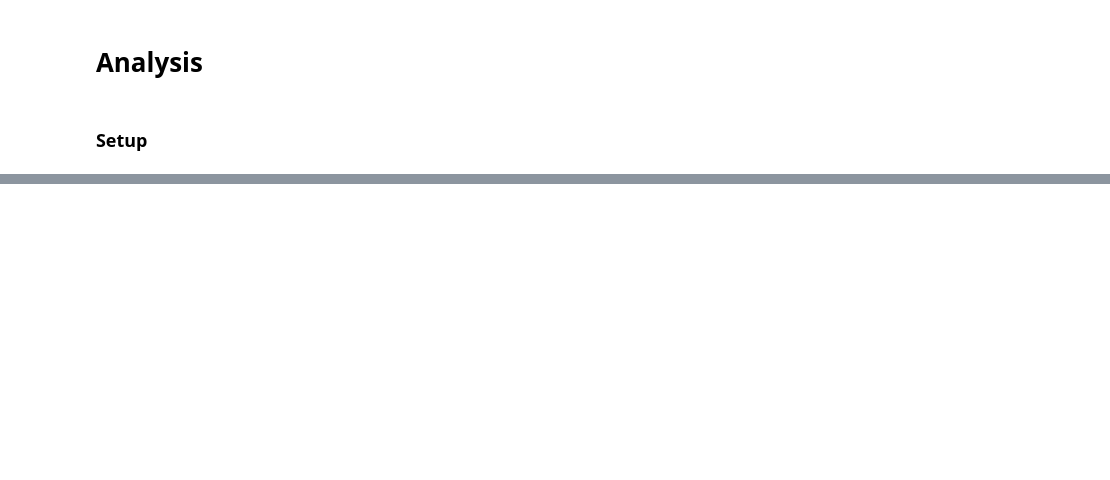
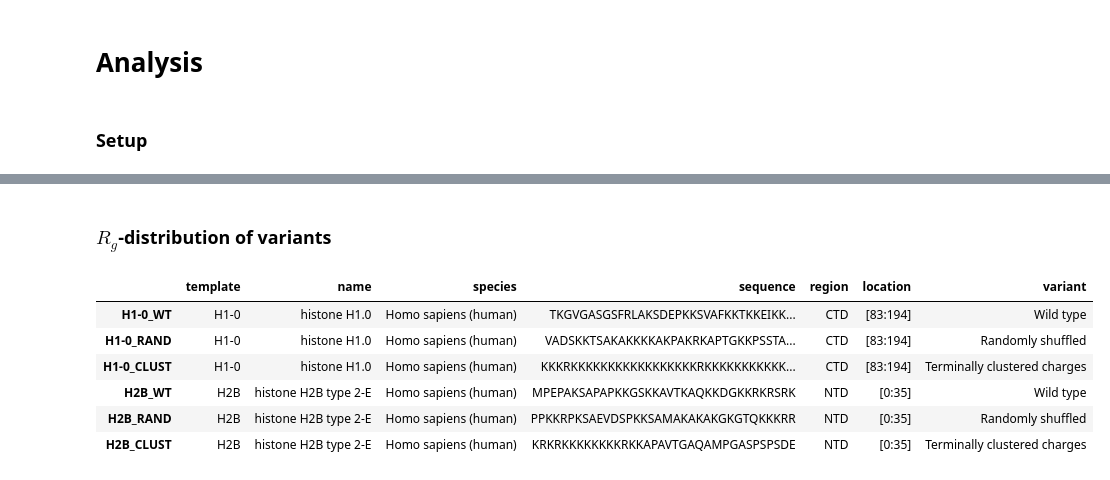
Before and after one commit to frederikespersen/OrthoIDP, a Jupyter notebook: Analysis.ipynb, the cells around one changed output, grey strips where cells are left out. Saved outputs shown, nothing was run; the diff lists cells and outputs as text; code cells hidden in the pictures; blank space fills up the shorter version.

```diff
--- a/Analysis.ipynb
+++ b/Analysis.ipynb
@@ -91,0 +40,2 @@ sims
+# %% [markdown]
+### $R_g$-distribution of variants
@@ -92 +45,15 @@ sims
+# %%
+# Loading data metadata for simulation analysis
+with open(metadata_path, 'r') as file:
+    data = json.load(file)['data']
+data = pd.DataFrame(data).transpose()
+data
+# %% [output]
+|  | template | name | species | sequence | region | location | variant |
+| H1-0_WT | H1-0 | histone H1.0 | Homo sapiens (human) | TKGVGASGSFRLAKSDEPKKSVAFKKTKKEIKK... | CTD | [83:194] | Wild type |
+| H1-0_RAND | H1-0 | histone H1.0 | Homo sapiens (human) | VADSKKTSAKAKKKKAKPAKRKAPTGKKPSSTA... | CTD | [83:194] | Randomly shuffled |
+| H1-0_CLUST | H1-0 | histone H1.0 | Homo sapiens (human) | KKKRKKKKKKKKKKKKKKKKKRKKKKKKKKKKK... | CTD | [83:194] | Terminally clustered charges |
+| H2B_WT | H2B | histone H2B type 2-E | Homo sapiens (human) | MPEPAKSAPAPKKGSKKAVTKAQKKDGKKRKRSRK | NTD | [0:35] | Wild type |
+| H2B_RAND | H2B | histone H2B type 2-E | Homo sapiens (human) | PPKKRPKSAEVDSPKKSAMAKAKAKGKGTQKKKRR | NTD | [0:35] | Randomly shuffled |
+| H2B_CLUST | H2B | histone H2B type 2-E | Homo sapiens (human) | KRKRKKKKKKKKRKKAPAVTGAQAMPGASPSPSDE | NTD | [0:35] | Terminally clustered charges |
 # %%
```
Also changed, not shown: parts of 14 cells of this notebook, 12 other files.
